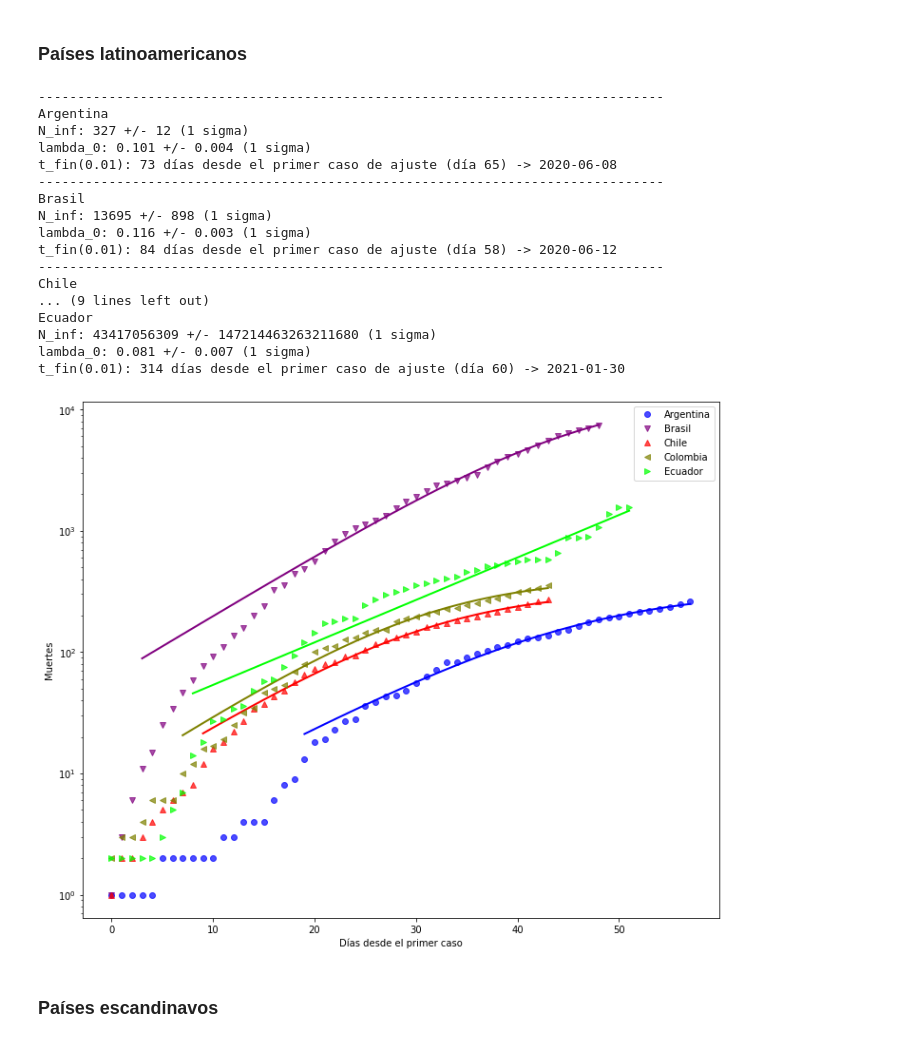
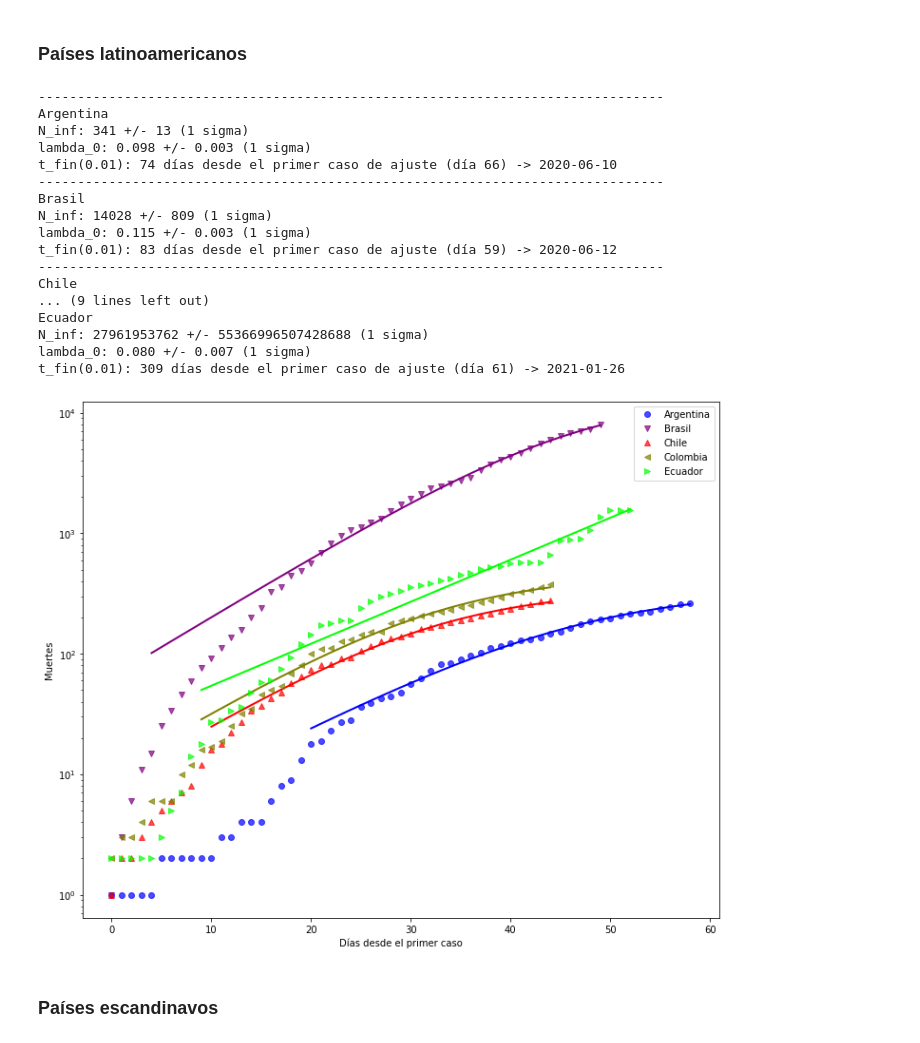
Before and after one commit to manuxch/logistic-covid19, a Jupyter notebook: Logistic_model_COVID-19.ipynb, the cells around one changed output. Drawn from its saved outputs; the diff is of its cells as text; code cells hidden in the pictures.

```diff
--- a/Logistic_model_COVID-19.ipynb
+++ b/Logistic_model_COVID-19.ipynb
@@ -276,26 +276,26 @@ t_fin(0.01): 65 días desde el primer caso de ajuste (día 56) -> 2020-05-22
 # %% [markdown]
 ### Países latinoamericanos
 # %%
-plot_fit(deadths_lat, 10, 'Muertes', logscale=True, p_fin=0.01)
+plot_fit(deadths_lat, 15, 'Muertes', logscale=True, p_fin=0.01)
 # %% [output]
 --------------------------------------------------------------------------------
 Argentina
-N_inf: 327 +/- 12 (1 sigma)
-lambda_0: 0.101 +/- 0.004 (1 sigma)
-t_fin(0.01): 73 días desde el primer caso de ajuste (día 65) -> 2020-06-08
+N_inf: 341 +/- 13 (1 sigma)
+lambda_0: 0.098 +/- 0.003 (1 sigma)
+t_fin(0.01): 74 días desde el primer caso de ajuste (día 66) -> 2020-06-10
 --------------------------------------------------------------------------------
 Brasil
-N_inf: 13695 +/- 898 (1 sigma)
-lambda_0: 0.116 +/- 0.003 (1 sigma)
-t_fin(0.01): 84 días desde el primer caso de ajuste (día 58) -> 2020-06-12
+N_inf: 14028 +/- 809 (1 sigma)
+lambda_0: 0.115 +/- 0.003 (1 sigma)
+t_fin(0.01): 83 días desde el primer caso de ajuste (día 59) -> 2020-06-12
 --------------------------------------------------------------------------------
 Chile
 ... (9 lines left out)
 Ecuador
-N_inf: 43417056309 +/- 147214463263211680 (1 sigma)
-lambda_0: 0.081 +/- 0.007 (1 sigma)
-t_fin(0.01): 314 días desde el primer caso de ajuste (día 60) -> 2021-01-30
+N_inf: 27961953762 +/- 55366996507428688 (1 sigma)
+lambda_0: 0.080 +/- 0.007 (1 sigma)
+t_fin(0.01): 309 días desde el primer caso de ajuste (día 61) -> 2021-01-26
-[figure, old version]
+[figure, new version]
 # %% [markdown]
 ### Países escandinavos
 # %%
```
Also changed, not shown: parts of 8 cells of this notebook.
